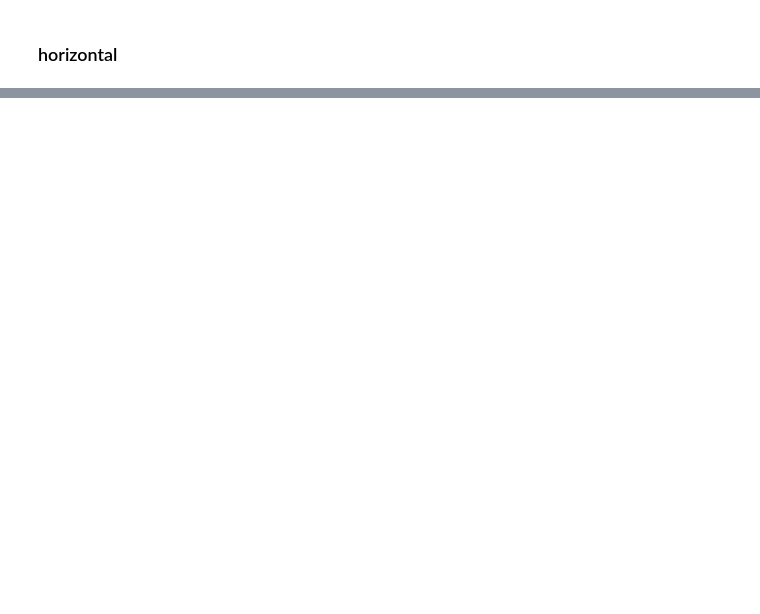
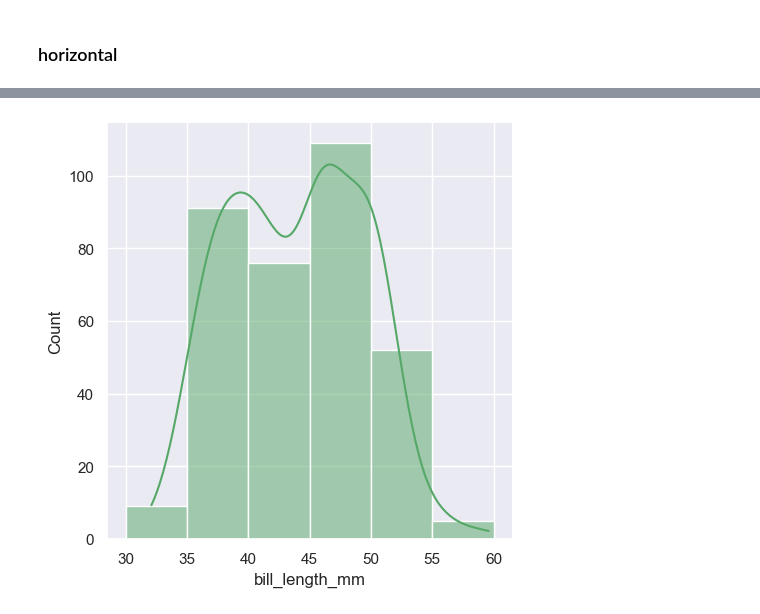
Before and after one commit to lukhi-laksh/Python-Seaborn, a Jupyter notebook: Advance.ipynb, the cells around one changed output, grey strips where cells are left out. Drawn from its saved outputs; the diff is of its cells as text; code cells hidden in the pictures; blank space fills up the shorter version.

Commit message:
seaborn

```diff
--- a/Advance.ipynb
+++ b/Advance.ipynb
@@ -88,0 +102,7 @@ plt.show()
+# %%
+import pandas as pd
+import matplotlib.pyplot as plt
+import seaborn as sns
+
+var = sns.load_dataset('penguins')
+var
@@ -88,0 +123,6 @@ plt.show()
+# %%
+sns.displot(var.bill_length_mm, bins = [30, 35, 40, 45, 50, 55, 60], kde = True, color='g') # Using 'kde' we can show also one below shown one more chart to more clearity of data
+
+plt.show()
+# %% [output]
+[figure, added]
```
Also changed, not shown: parts of 10 cells of this notebook.
